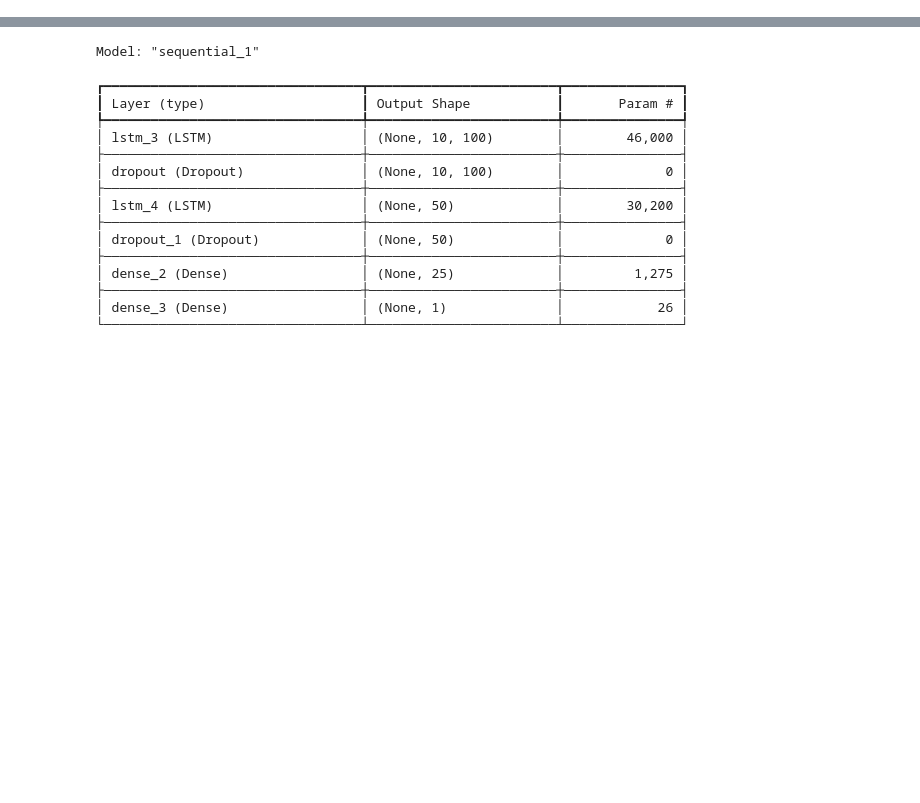
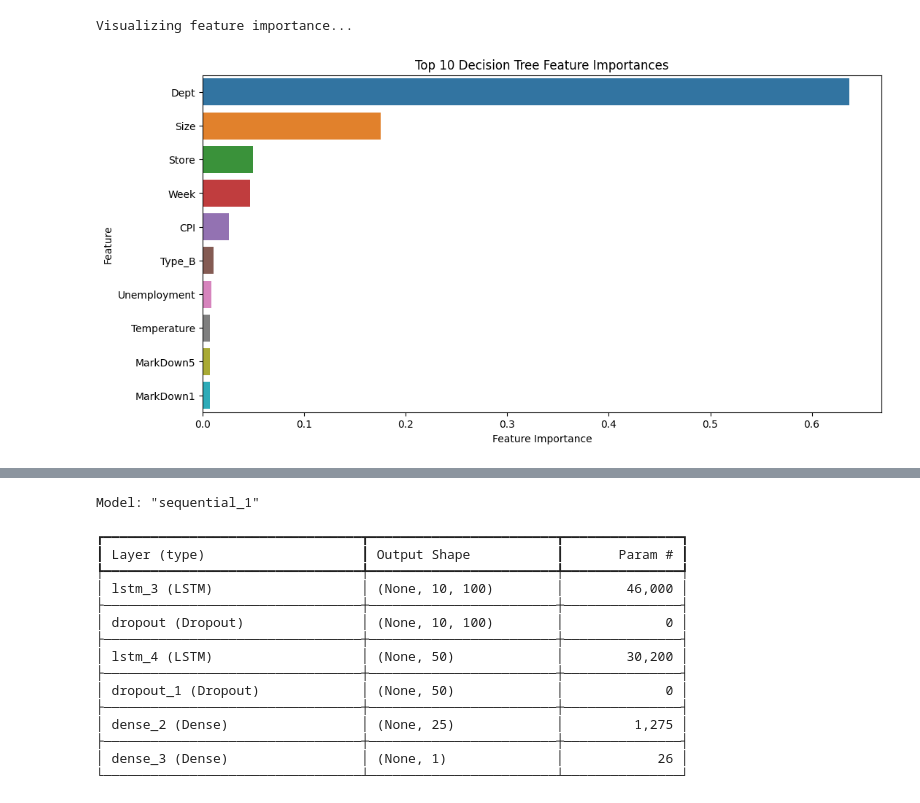
Before and after one commit to adityam-iisc/Store-Sales-Forecasting, a Jupyter notebook: Code/model_implementation.ipynb, the cells around one changed output, grey strips where cells are left out. Drawn from its saved outputs; the diff is of its cells as text; code cells hidden in the pictures; blank space fills up the shorter version.

```diff
--- a/Code/model_implementation.ipynb
+++ b/Code/model_implementation.ipynb
@@ -215,0 +94,8 @@ y_test shape: (84312,)
+# %%
+# Feature Importance
+print("Analyzing feature importance...")
+tree_importances = tree.feature_importances_
+tree_importance_df = pd.DataFrame({
+    'feature': train_inputs.columns,
+    'importance': tree_importances
+}).sort_values('importance', ascending=False)
@@ -215,0 +121,12 @@ y_test shape: (84312,)
+# %%
+# Visualize Feature Importance
+print("Visualizing feature importance...")
+plt.figure(figsize=(12, 6))
+sns.barplot(data=tree_importance_df.head(10), x='importance', y='feature',hue='feature')
+plt.title("Top 10 Decision Tree Feature Importances")
+plt.xlabel("Feature Importance")
+plt.ylabel("Feature")
+plt.show()
+# %% [output]
+Visualizing feature importance...
+[figure, added]
```
Also changed, not shown: parts of 36 cells of this notebook.
